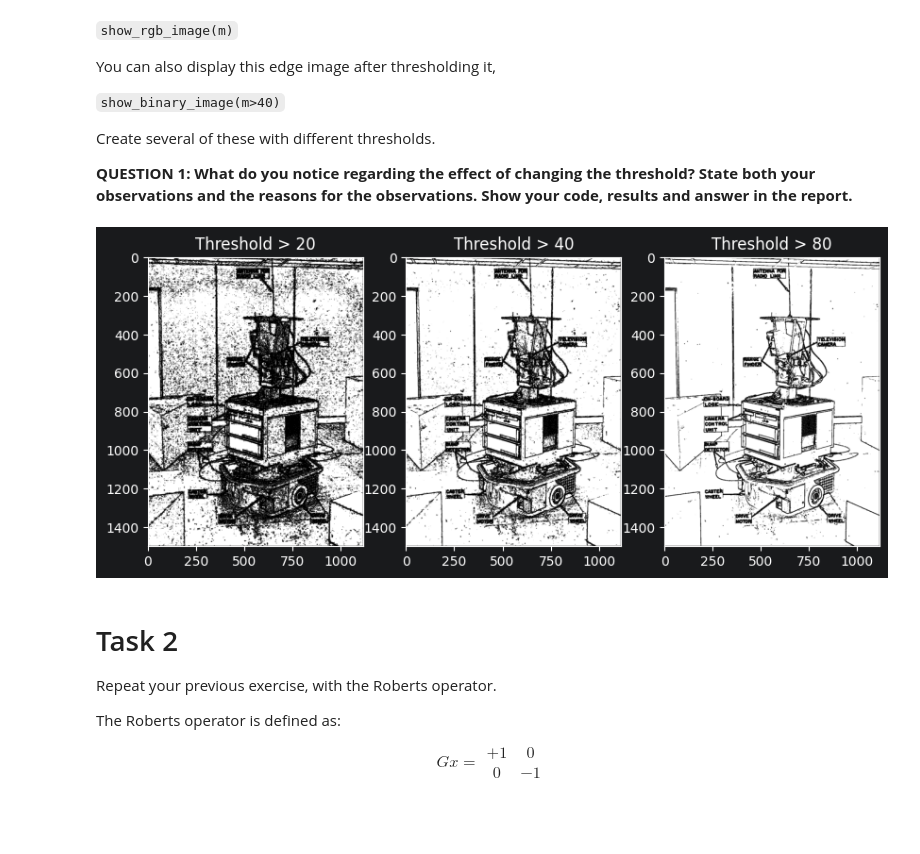
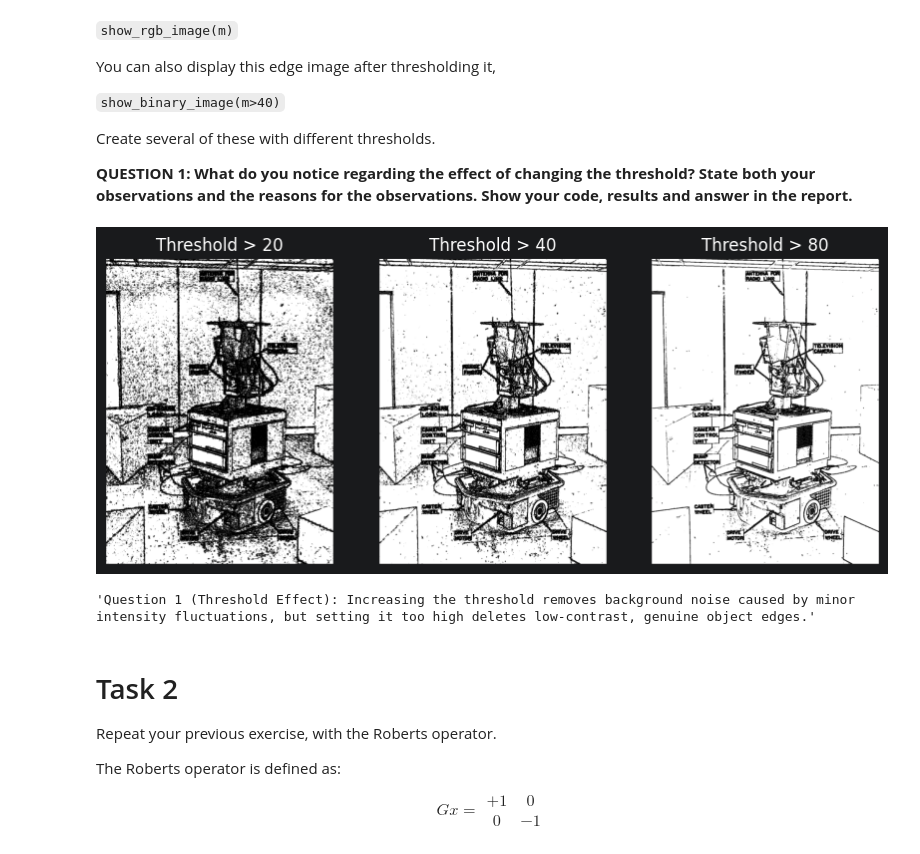
Before and after one commit to Mahaabujabal/Compute-Vision-Imaging, a Jupyter notebook: week3_lab_session/EdgeDetection.ipynb, the cells around one changed output. Saved outputs shown, nothing was run; the diff lists cells and outputs as text; code cells hidden in the pictures; blank space fills up the shorter version.

```diff
--- a/week3_lab_session/EdgeDetection.ipynb
+++ b/week3_lab_session/EdgeDetection.ipynb
@@ -104,30 +104,36 @@ Create several of these with different thresholds.
 # %%
 # Complete Task 1 here
 shakey_sobel_x = convolve2d(shakey, sobel_x, mode="same")
 shakey_sobel_y = convolve2d(shakey, sobel_y, mode="same")
 
 # Function to compute magnitude
 def magnitude(x, y):
     return np.sqrt(x**2 + y**2)
 
-calcmagnitude= magnitude(shakey_sobel_x ,shakey_sobel_y)
+slobel_magnitude= magnitude(shakey_sobel_x ,shakey_sobel_y)
 # Compare thresholds
 #1- Making a figure that contains different subplots
 plt.figure(figsize=(10, 4))
 plt.subplot(1, 3, 1)
-plt.imshow(calcmagnitude > 20, cmap="binary")
+plt.imshow(slobel_magnitude > 20, cmap="binary")
+plt.axis("off")
 plt.title("Threshold > 20")
 
 plt.subplot(1, 3, 2)
-plt.imshow(calcmagnitude > 40, cmap="binary")
+plt.imshow(slobel_magnitude > 40, cmap="binary")
+plt.axis("off")
 plt.title("Threshold > 40")
 
 plt.subplot(1, 3, 3)
-plt.imshow(calcmagnitude > 80, cmap="binary")
+plt.imshow(slobel_magnitude > 80, cmap="binary")
 plt.title("Threshold > 80")
+plt.axis("off")
 plt.show()
+
+'''Question 1 (Threshold Effect): Increasing the threshold removes background noise caused by minor intensity fluctuations, but setting it too high deletes low-contrast, genuine object edges.'''
 # %% [output]
-[figure, old version]
+[figure, new version]
+'Question 1 (Threshold Effect): Increasing the threshold removes background noise caused by minor intensity fluctuations, but setting it too high deletes low-contrast, genuine object edges.'
 # %% [markdown]
 # Task 2
 
```
Also changed, not shown: parts of 4 cells of this notebook.
